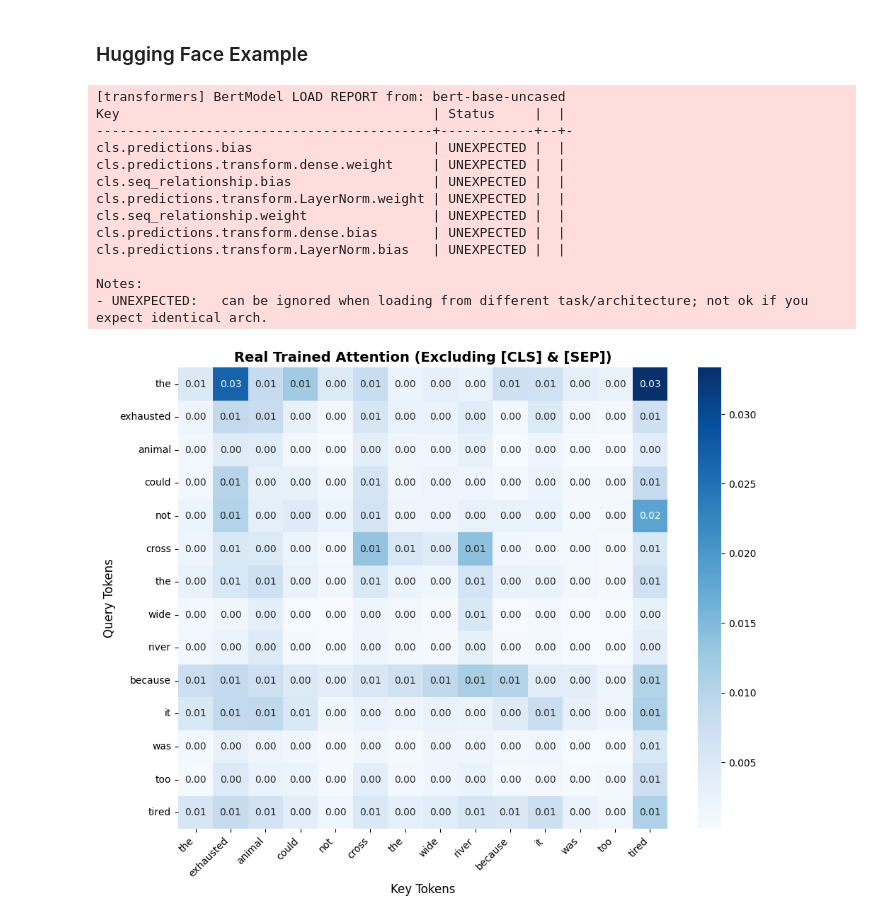
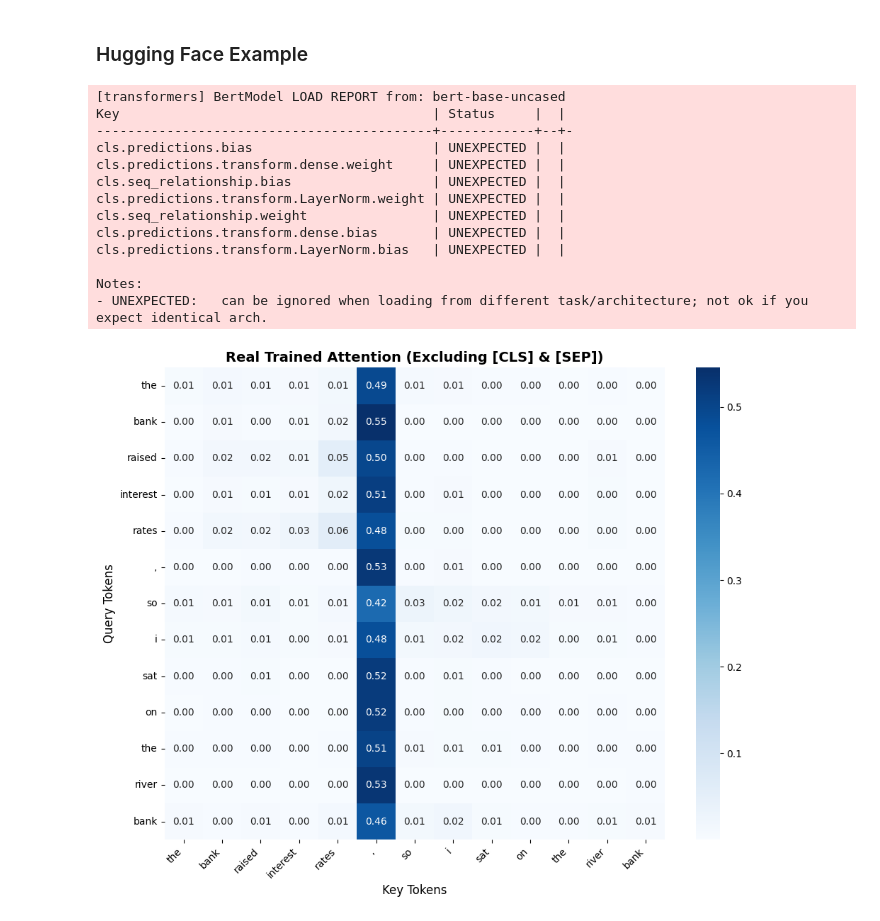
Before and after one commit to ancestor9/2026_Fall_AI-Workflow, a Jupyter notebook: appendix/Attension_mechanism.ipynb, the cells around one changed output. Drawn from its saved outputs; the diff is of its cells as text; code cells hidden in the pictures.

```diff
--- a/appendix/Attension_mechanism.ipynb
+++ b/appendix/Attension_mechanism.ipynb
@@ -217,7 +217,7 @@ tokenizer = AutoTokenizer.from_pretrained(model_name)
 model = AutoModel.from_pretrained(model_name, output_attentions=True)
 
 # 2. 문장 입력 및 토크나이징
-sentence = "The exhausted animal could not cross the wide river because it was too tired"
+sentence = "The bank raised interest rates, so I sat on the river bank"
 inputs = tokenizer(sentence, return_tensors="pt")
 raw_tokens = tokenizer.convert_ids_to_tokens(inputs["input_ids"][0])
 
@@ -239,31 +239,31 @@ clean_attention = full_attention[1:-1, 1:-1]  # 행/열 모두 슬라이싱
 # 5. [CLS], [SEP]가 제거된 Attention Heatmap 시각화
 plt.figure(figsize=(10, 8))
 sns.heatmap(
     clean_attention,
     xticklabels=tokens,
     yticklabels=tokens,
     annot=True,
     fmt=".2f",
     cmap="Blues"
 )
 plt.title("Real Trained Attention (Excluding [CLS] & [SEP])", fontsize=14, fontweight='bold')
 plt.xlabel("Key Tokens", fontsize=12)
 plt.ylabel("Query Tokens", fontsize=12)
 plt.xticks(rotation=45, ha='right')
 plt.tight_layout()
 plt.show()
 # %% [output]
 [transformers] BertModel LOAD REPORT from: bert-base-uncased
 Key                                        | Status     |  |
 -------------------------------------------+------------+--+-
 cls.predictions.bias                       | UNEXPECTED |  |
 cls.predictions.transform.dense.weight     | UNEXPECTED |  |
 cls.seq_relationship.bias                  | UNEXPECTED |  |
 cls.predictions.transform.LayerNorm.weight | UNEXPECTED |  |
 cls.seq_relationship.weight                | UNEXPECTED |  |
 cls.predictions.transform.dense.bias       | UNEXPECTED |  |
 cls.predictions.transform.LayerNorm.bias   | UNEXPECTED |  |
 
 Notes:
 - UNEXPECTED:   can be ignored when loading from different task/architecture; not ok if you expect identical arch.
-[figure, old version]
+[figure, new version]
```
Also changed, not shown: parts of 1 cell of this notebook.
